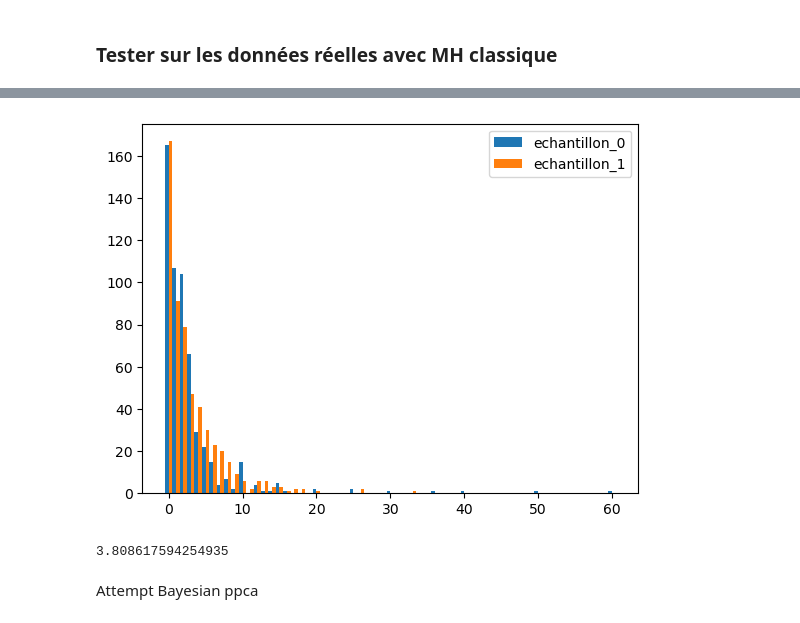
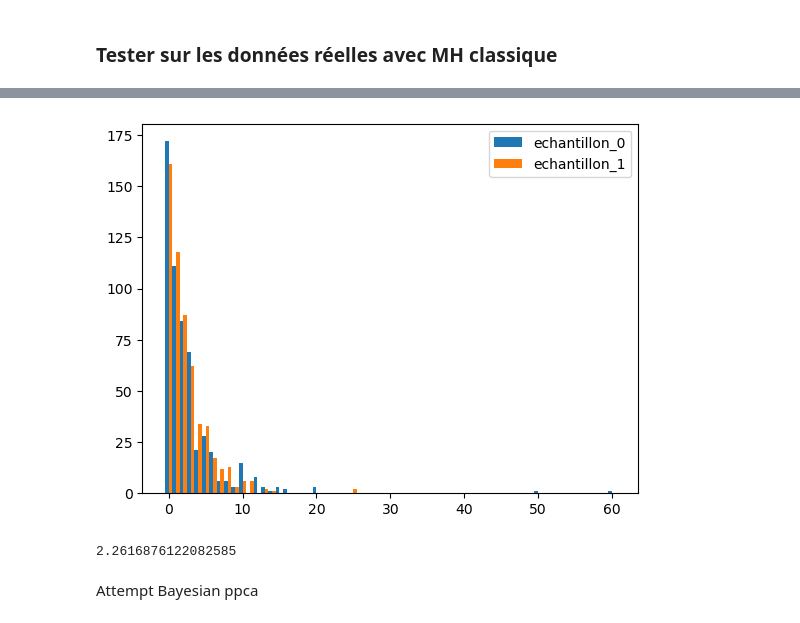
Before and after one commit to AlexandreSelvestre/Recherche-3A, a Jupyter notebook: final_simul.ipynb, the cells around one changed output, grey strips where cells are left out. Saved outputs shown, nothing was run; the diff lists cells and outputs as text; code cells hidden in the pictures.

```diff
--- a/final_simul.ipynb
+++ b/final_simul.ipynb
@@ -299,7 +404,7 @@ def show_MH(mat,ly,n_MH,n_burn):
     size_beta = len(mat[0,:])
     plt.hist(np.array(ly), bins=echant_size)
     plt.show()
-    li_param, li_p, li_z, refus_param, = sepa_gp(n_MH, mat, ly, np.zeros(size_beta, dtype = float), 0.5)  # chercher à séparer les paramètres
+    li_param, li_p, li_z, refus_param, = sepa_gp_fast(n_MH, mat, ly, np.zeros(size_beta, dtype = float), 0.5)  # chercher à séparer les paramètres
     # éliminer les n_burn premières valeurs et prendre l'espérance de p
     p_guess = sum(li_p[n_burn:])/(n_MH - n_burn)
     param_guess = np.zeros(size_beta,dtype = float)
@@ -721,7 +824,7 @@ x_train_pca = np.hstack((x_train[:,0].reshape(-1,1),pca.transform(x_train[:,1:])
 # %% [markdown]
 ### Tester sur les données réelles avec MH classique
 # %%
-n_MH = 2000
-n_burn  = 1000
+n_MH = 5000
+n_burn  = 4000
 li_param_pca, li_p_pca = show_MH(x_cut_train_pca,y_cut_train,n_MH,n_burn)
 # %% [output]
@@ -755,7 +857,7 @@ def generate_sample(mat,param, p, n):
         ly.append(y)
         assert y >= 0
     ly = np.array(ly)
-    return [mat, ly]
+    return ly
 # %%
 def gene_sample_multi(mat,li_param,li_p,n):
     m = len(li_param)
@@ -763,10 +865,10 @@ def gene_sample_multi(mat,li_param,li_p,n):
     reste = n - size_each*m
     ly_tot = []
     for i,param in enumerate(li_param):
-        mat, ly = generate_sample(mat,param,li_p[i],size_each)
+        ly = generate_sample(mat,param,li_p[i],size_each)
         ly_tot = ly_tot + list(ly)
     for i in range(reste):
-        mat, ly = generate_sample(mat,li_param[-i],li_p[-i],1)
+        ly = generate_sample(mat,li_param[-i],li_p[-i],1)
         ly_tot = ly_tot + list(ly)
     return ly_tot
 # %%
@@ -807,8 +932,8 @@ def compare(x_test_use,li_param,li_p,forcing = True, n_averaging = 100, plot = T
 # %%
-compare(x_test_pca,li_param_pca[1800:],li_p_pca[1800:], forcing = True)
+compare(x_test_pca,li_param_pca[4000:],li_p_pca[4000:], forcing = False)
 # %% [output]
-[figure, old version]
+[figure, new version]
-3.808617594254935
+2.2616876122082585
 # %% [markdown]
 Attempt Bayesian ppca
 # %%
```
Also changed, not shown: parts of 17 cells of this notebook.
